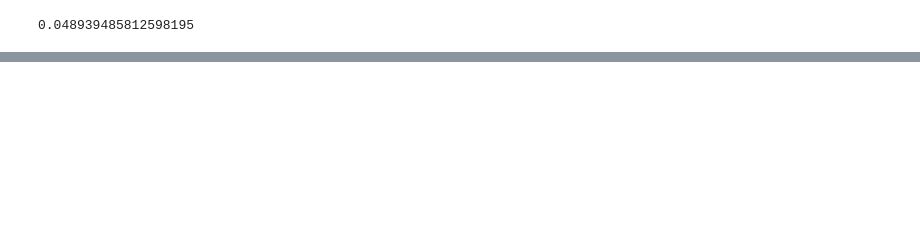
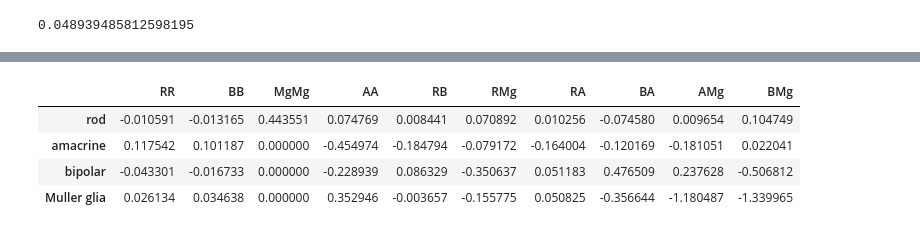
Before and after one commit to tranmartin45/elowitz, a Jupyter notebook: sandbox/triplet_motif_analysis_mi.ipynb, the cells around one changed output, grey strips where cells are left out. Cells and saved outputs as stored; diff of their text form; code cells hidden in the pictures; blank space fills up the shorter version.

```diff
--- a/sandbox/triplet_motif_analysis_mi.ipynb
+++ b/sandbox/triplet_motif_analysis_mi.ipynb
@@ -434,0 +496,18 @@ mi
+# %%
+# first, create a matrix of 0's
+
+matrix_outgroup_doublet_average_pmi = np.zeros_like(matrix_outgroup_doublet_average)
+matrix_outgroup_doublet_average_npmi = np.zeros_like(matrix_outgroup_doublet_average)
+
+# then, populate each entry with the calculated PMI and nPMI
+
+for i, j in enumerate(matrix_outgroup_doublet_average):
+    row_sum_average = row_sums_average[i]
+    for k, l in enumerate(j):
+        column_sum_average = column_sums_average[k]
+
+        pmi = np.log2(l/row_sum_average/column_sum_average)
+        npmi = pmi/(-np.log2(l))
+
+        matrix_outgroup_doublet_average_pmi[i,k] = pmi
+        matrix_outgroup_doublet_average_npmi[i,k] = npmi
@@ -434,0 +526,15 @@ mi
+# %%
+data = {'rod': matrix_outgroup_doublet_average_pmi[0],
+        'amacrine': matrix_outgroup_doublet_average_pmi[1],
+        'bipolar': matrix_outgroup_doublet_average_pmi[2],
+        'Muller glia': matrix_outgroup_doublet_average_pmi[3],
+       }
+
+df_outgroup_doublet_average_pmi = pd.DataFrame(data).rename(index={0:'RR', 1:'BB', 2:'MgMg', 3:'AA', 4:'RB', 5:'RMg', 6:'RA', 7:'BA', 8:'AMg', 9:'BMg',}).transpose()
+df_outgroup_doublet_average_pmi
+# %% [output]
+|  | RR | BB | MgMg | AA | RB | RMg | RA | BA | AMg | BMg |
+| rod | -0.010591 | -0.013165 | 0.443551 | 0.074769 | 0.008441 | 0.070892 | 0.010256 | -0.074580 | 0.009654 | 0.104749 |
+| amacrine | 0.117542 | 0.101187 | 0.000000 | -0.454974 | -0.184794 | -0.079172 | -0.164004 | -0.120169 | -0.181051 | 0.022041 |
+| bipolar | -0.043301 | -0.016733 | 0.000000 | -0.228939 | 0.086329 | -0.350637 | 0.051183 | 0.476509 | 0.237628 | -0.506812 |
+| Muller glia | 0.026134 | 0.034638 | 0.000000 | 0.352946 | -0.003657 | -0.155775 | 0.050825 | -0.356644 | -1.180487 | -1.339965 |
```
Also changed, not shown: parts of 18 cells of this notebook.
